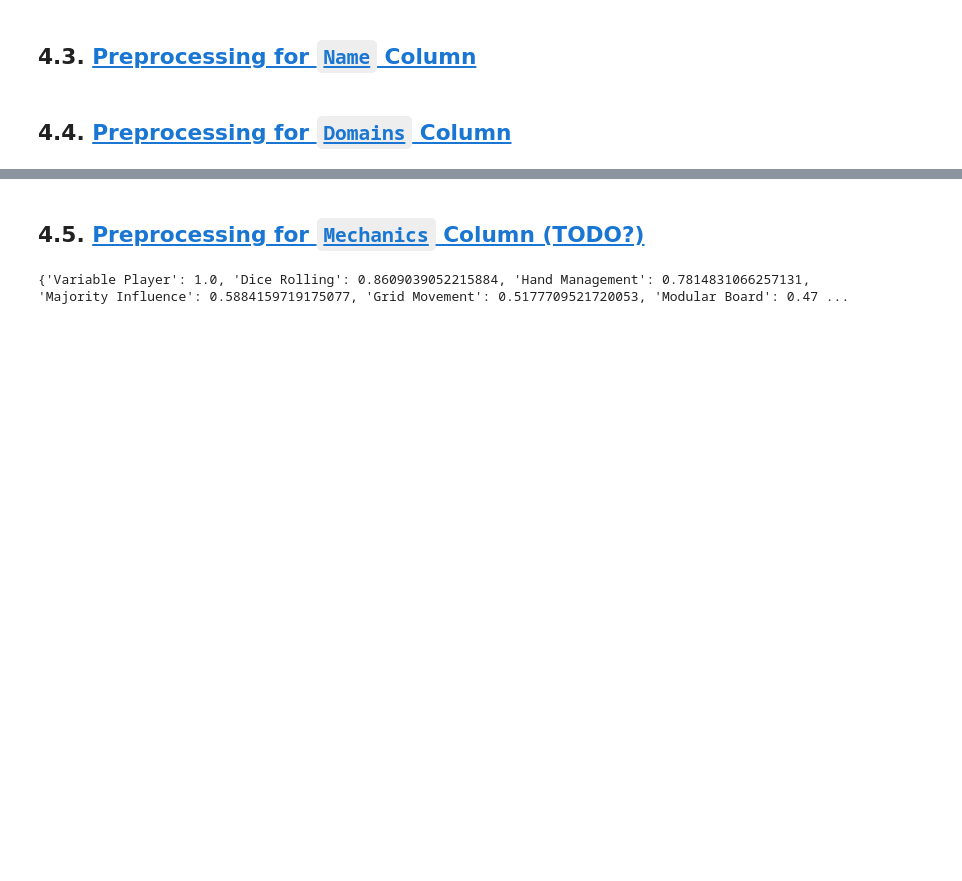
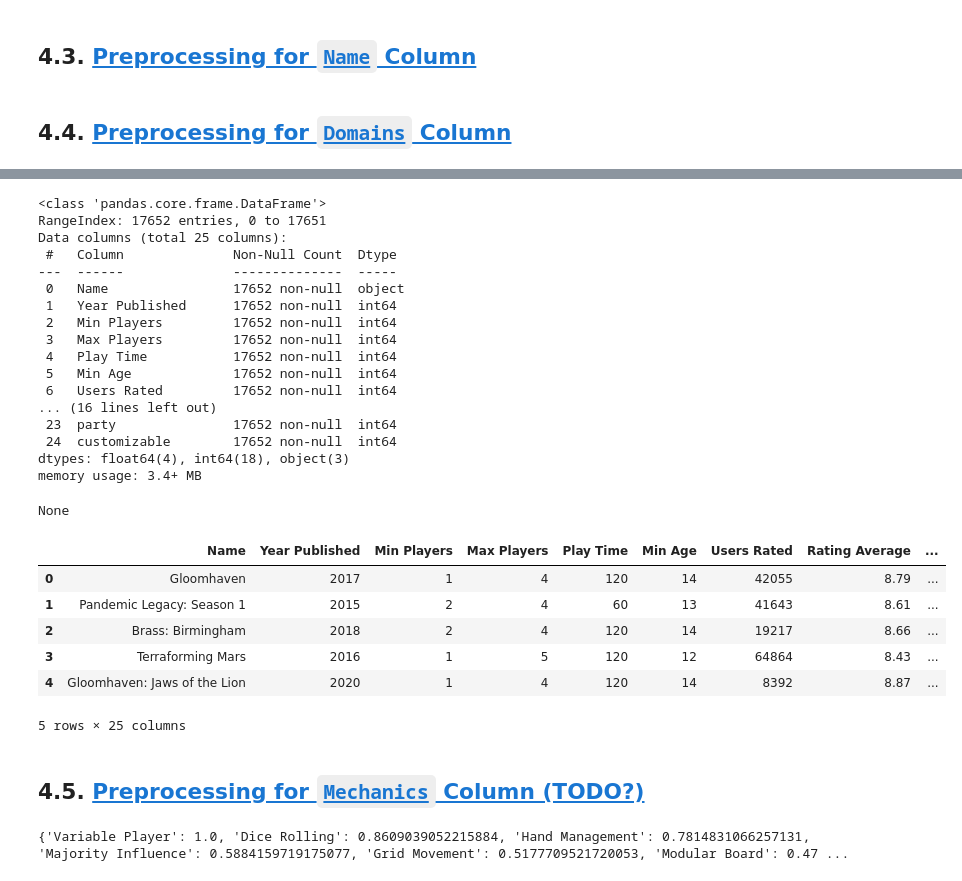
Before and after one commit to AlexanderAdel/dopp-board-games, a Jupyter notebook: jupyter-notebook.ipynb, the cells around one changed output, grey strips where cells are left out. Saved outputs shown, nothing was run; the diff lists cells and outputs as text; code cells hidden in the pictures; blank space fills up the shorter version.

```diff
--- a/jupyter-notebook.ipynb
+++ b/jupyter-notebook.ipynb
@@ -541,6 +588,35 @@ df_domains = pd.DataFrame(df['Domains'].apply(split_and_encode, args=(possible_d
                      columns=possible_domains)
 
 df = pd.concat([df, df_domains], axis=1)
+# %%
+display(df.info())
+display(df.head())
+# %% [output]
+<class 'pandas.core.frame.DataFrame'>
+RangeIndex: 17652 entries, 0 to 17651
+Data columns (total 25 columns):
+ #   Column              Non-Null Count  Dtype
+---  ------              --------------  -----
+ 0   Name                17652 non-null  object
+ 1   Year Published      17652 non-null  int64
+ 2   Min Players         17652 non-null  int64
+ 3   Max Players         17652 non-null  int64
+ 4   Play Time           17652 non-null  int64
+ 5   Min Age             17652 non-null  int64
+ 6   Users Rated         17652 non-null  int64
+... (16 lines left out)
+ 23  party               17652 non-null  int64
+ 24  customizable        17652 non-null  int64
+dtypes: float64(4), int64(18), object(3)
+memory usage: 3.4+ MB
+None
+|  | Name | Year Published | Min Players | Max Players | Play Time | Min Age | Users Rated | Rating Average | ... |
+| 0 | Gloomhaven | 2017 | 1 | 4 | 120 | 14 | 42055 | 8.79 | ... |
+| 1 | Pandemic Legacy: Season 1 | 2015 | 2 | 4 | 60 | 13 | 41643 | 8.61 | ... |
+| 2 | Brass: Birmingham | 2018 | 2 | 4 | 120 | 14 | 19217 | 8.66 | ... |
+| 3 | Terraforming Mars | 2016 | 1 | 5 | 120 | 12 | 64864 | 8.43 | ... |
+| 4 | Gloomhaven: Jaws of the Lion | 2020 | 1 | 4 | 120 | 14 | 8392 | 8.87 | ... |
+5 rows × 25 columns
 # %% [markdown]
 ## 4.5. <a id='toc4_5_'></a>[Preprocessing for `Mechanics` Column (TODO?)](#toc0_)
 # %%
```
Also changed, not shown: parts of 11 cells of this notebook, 1 other file.
